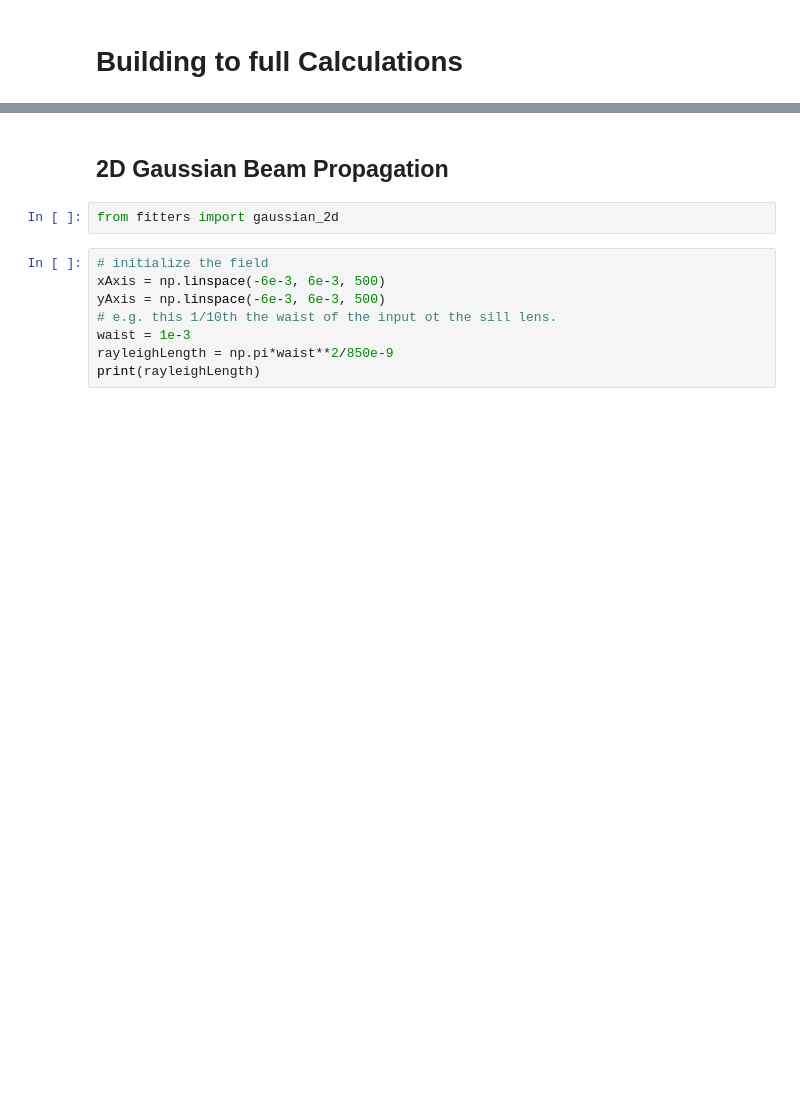
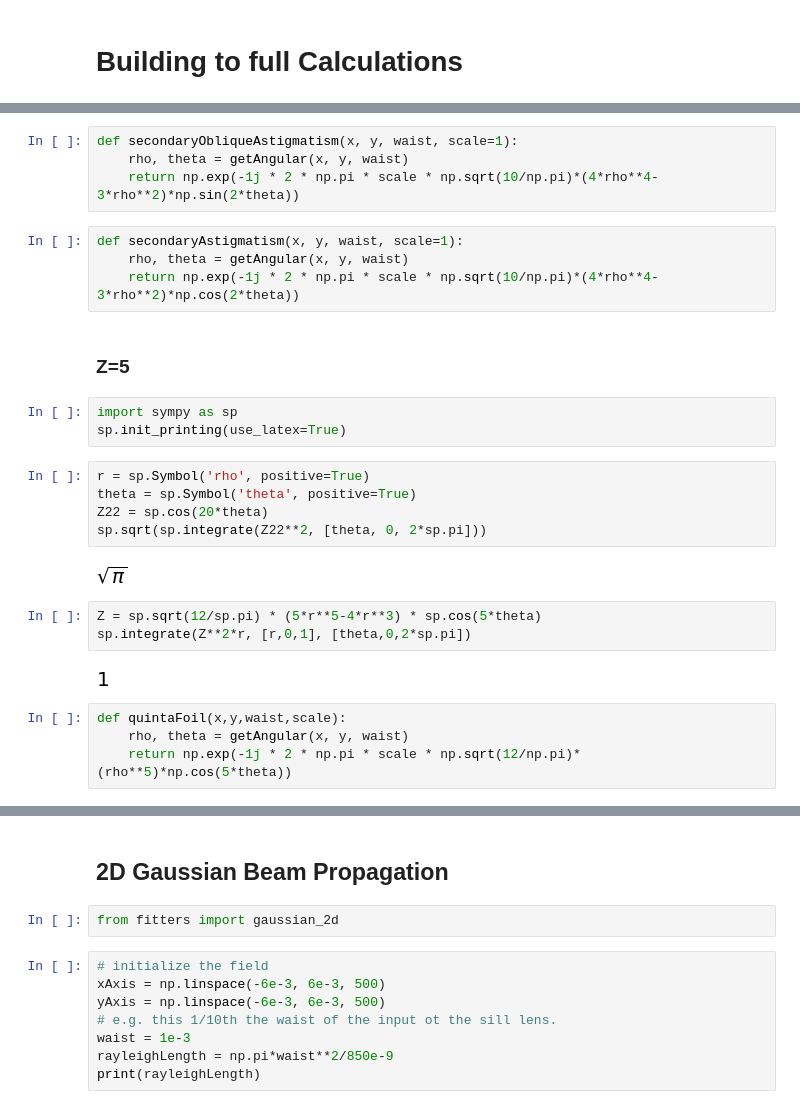
Before and after one commit to aquirdTurtle/Data-Analysis-Code, a Jupyter notebook: Aberration-Analysis.ipynb, the cells around one changed output, grey strips where cells are left out. Saved outputs shown, nothing was run; the diff lists cells and outputs as text; blank space fills up the shorter version.

```diff
--- a/Aberration-Analysis.ipynb
+++ b/Aberration-Analysis.ipynb
@@ -186,0 +365,29 @@ def propagateMany2D(field, fieldPosX, fieldPosY, z_positions, wavelength, n=1):
+# %%
+def secondaryObliqueAstigmatism(x, y, waist, scale=1):
+    rho, theta = getAngular(x, y, waist)
+    return np.exp(-1j * 2 * np.pi * scale * np.sqrt(10/np.pi)*(4*rho**4-3*rho**2)*np.sin(2*theta))
+# %%
+def secondaryAstigmatism(x, y, waist, scale=1):
+    rho, theta = getAngular(x, y, waist)
+    return np.exp(-1j * 2 * np.pi * scale * np.sqrt(10/np.pi)*(4*rho**4-3*rho**2)*np.cos(2*theta))
+# %% [markdown]
+### Z=5
+# %%
+import sympy as sp
+sp.init_printing(use_latex=True)
+# %%
+r = sp.Symbol('rho', positive=True)
+theta = sp.Symbol('theta', positive=True)
+Z22 = sp.cos(20*theta)
+sp.sqrt(sp.integrate(Z22**2, [theta, 0, 2*sp.pi]))
+# %% [output]
+[figure, added]
+# %%
+Z = sp.sqrt(12/sp.pi) * (5*r**5-4*r**3) * sp.cos(5*theta)
+sp.integrate(Z**2*r, [r,0,1], [theta,0,2*sp.pi])
+# %% [output]
+[figure, added]
+# %%
+def quintaFoil(x,y,waist,scale):
+    rho, theta = getAngular(x, y, waist)
+    return np.exp(-1j * 2 * np.pi * scale * np.sqrt(12/np.pi)*(rho**5)*np.cos(5*theta))
```
Also changed, not shown: parts of 257 cells of this notebook.
